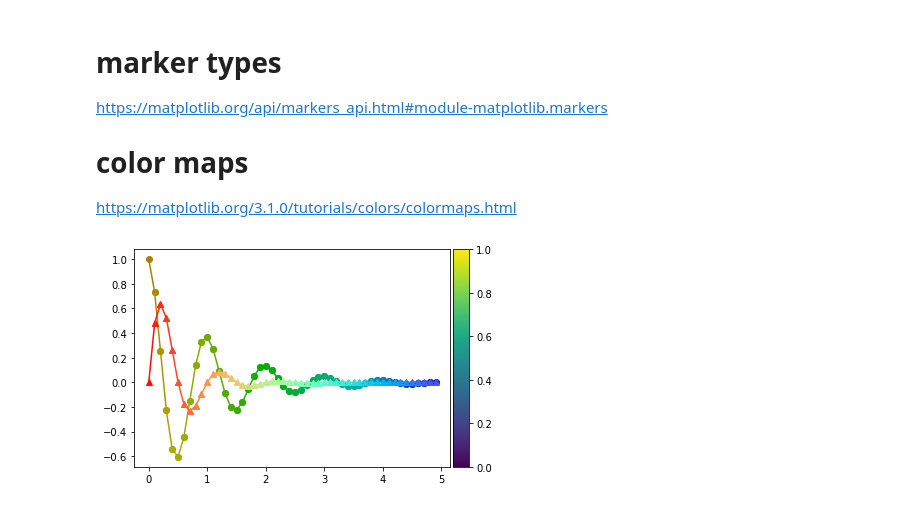
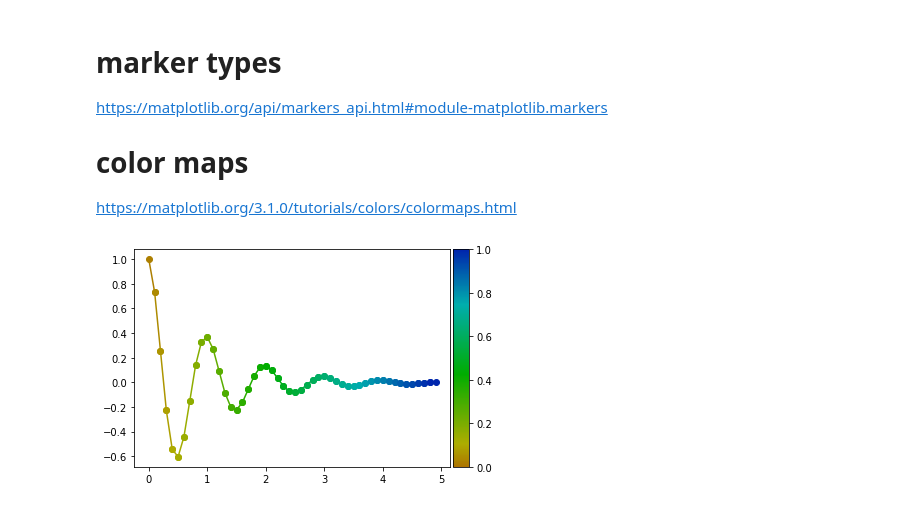
Before and after one commit to tidota/misc-code, a Jupyter notebook: snippets/python/pyplot/pyplot_prac.ipynb, the cells around one changed output. Cells and saved outputs as stored; diff of their text form; code cells hidden in the pictures.

```diff
--- a/snippets/python/pyplot/pyplot_prac.ipynb
+++ b/snippets/python/pyplot/pyplot_prac.ipynb
@@ -143,37 +143,44 @@ def f(t):
     return np.exp(-t) * np.cos(2*np.pi*t)
 def g(t):
     return np.exp(-2*t) * np.sin(2*np.pi*t)
 
-def cm1(val): # original
+def cm1f(val): # original
     h1 = 227/360
     h2 = 40/360
     h = (1-val)*(h2-h1)+h1
     return np.array(list(colorsys.hsv_to_rgb(h,1,0.68)) + [1])
 
-def cm2(val): # kind of new
+def cm2f(val): # kind of new
     return plt.cm.rainbow(1-val*0.9)
 
 def plotPath(points, style, cm):
     p_prev = None
     #plt.plot([x_list[0], x_list[1]], [y_list[0], y_list[1]], style, color=cm(x_list[0]/max(x_list)))
     for i in range(1,len(points)):
         p_prev = points[i-1]
         p = points[i]
         plt.plot([p_prev[0], p[0]], [p_prev[1], p[1]], style, color=cm(i/(len(points)-1)))
 
+cm1 = plt.cm.get_cmap('rainbow')
+cm1._init()
+clrs = np.array([cm1f(x) for x in np.linspace(0, 1.0, cm1.N)])
+cm1._lut = clrs
+
+mpl.cm.register_cmap(name='cm1', cmap=cm1)
+#mpl.cm.register_cmap(name='cm2', cmap=cm2f)
+
 fig, ax = plt.subplots()
 t = np.arange(0.0, 5.0, 0.1)
-plotPath(list(zip(t, f(t))), '-o', cm1)
-plotPath(list(zip(t, g(t))), '-^', cm2)
+plotPath(list(zip(t, f(t))), '-o', cm1f)
+#plotPath(list(zip(t, g(t))), '-^', cm2f)
 #plt.scatter(t, g(t), s=60, c=t, marker='o', cmap=plt.cm.rainbow)
 
 # colorbar
 divider = make_axes_locatable(plt.gca())
 ax_cb = divider.new_horizontal(size="5%", pad=0.05)
-cb1 = mpl.colorbar.ColorbarBase(ax_cb, orientation='vertical')
-cb1.cmap = cm1
+cb1 = mpl.colorbar.ColorbarBase(ax_cb, cmap='cm1',orientation='vertical')
 plt.gcf().add_axes(ax_cb)
 
 plt.show()
 # %% [output]
-[figure, old version]
+[figure, new version]
```
